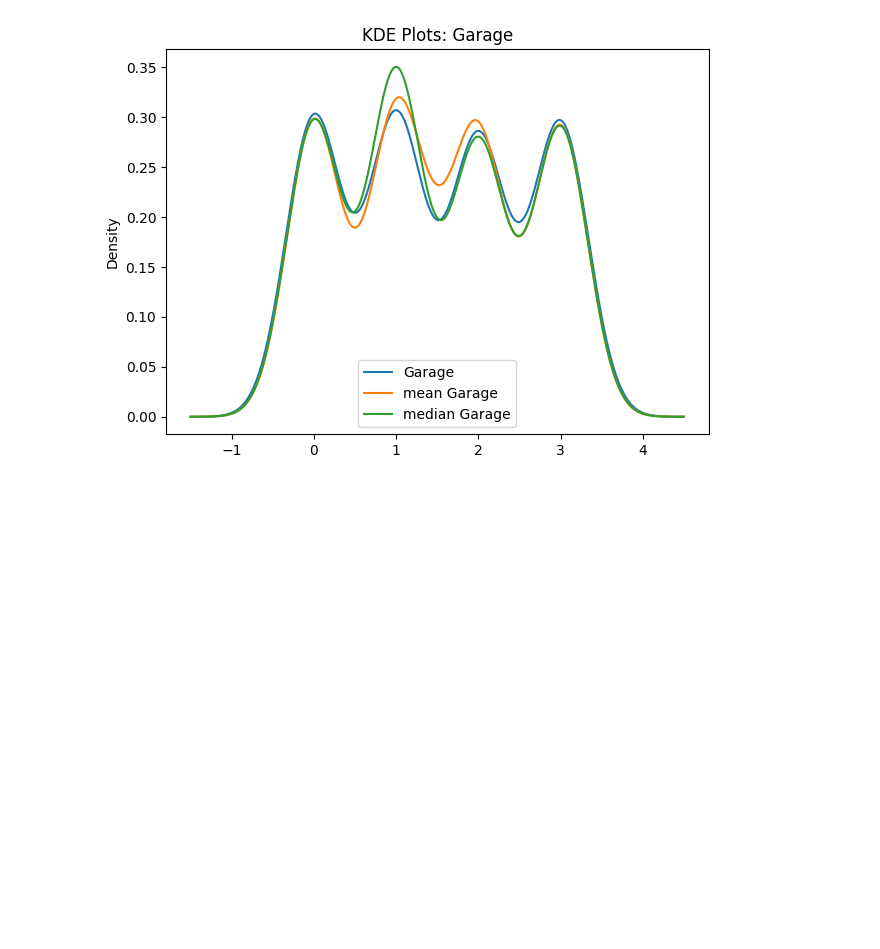
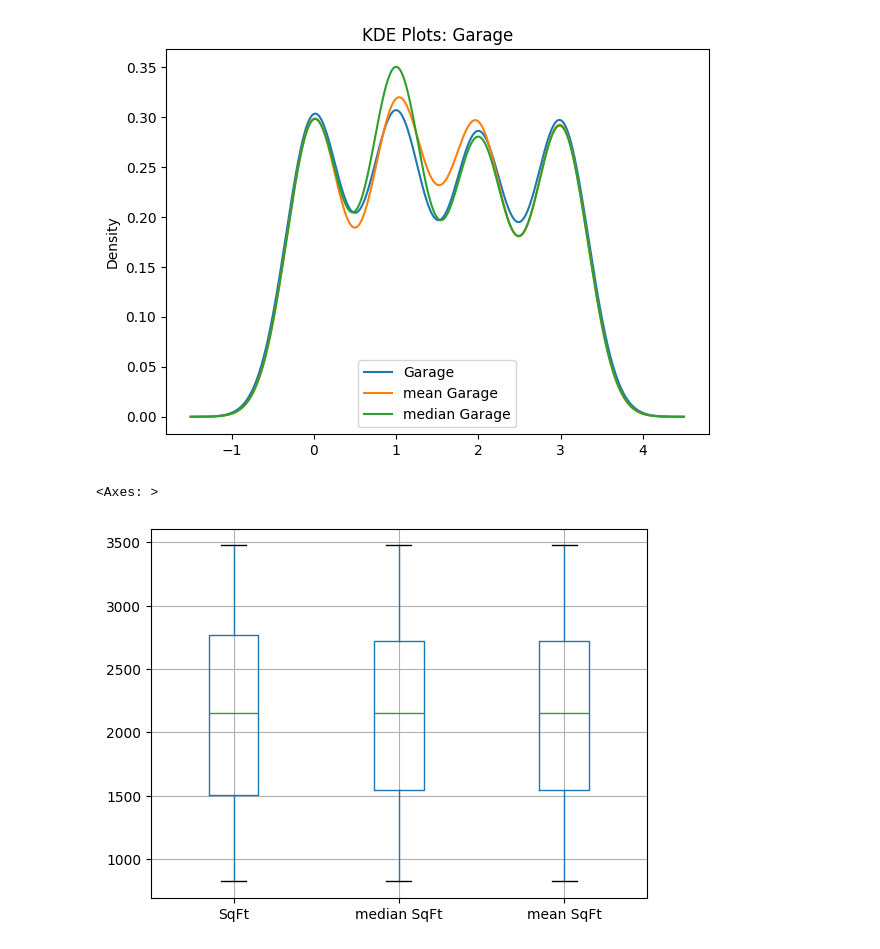
Before and after one commit to shivam188132/MY_machine_learning, a Jupyter notebook: Handling missing data( numerical using simple imputer ).ipynb, the cells around one changed output. Drawn from its saved outputs; the diff is of its cells as text; code cells hidden in the pictures; blank space fills up the shorter version.

Commit message:
01-04-2025 1:50 PM mean/median imputation using simple imputer done

```diff
--- a/Handling missing data( numerical using simple imputer ).ipynb
+++ b/Handling missing data( numerical using simple imputer ).ipynb
@@ -240,3 +258,8 @@ for col in original_cols:
 [figure]
 [figure]
 [figure]
+# %%
+X_train[['SqFt','median SqFt','mean SqFt']].boxplot(flierprops={'markersize': 10})
+# %% [output]
+<Axes: >
+[figure, added]
```
Also changed, not shown: parts of 26 cells of this notebook.
